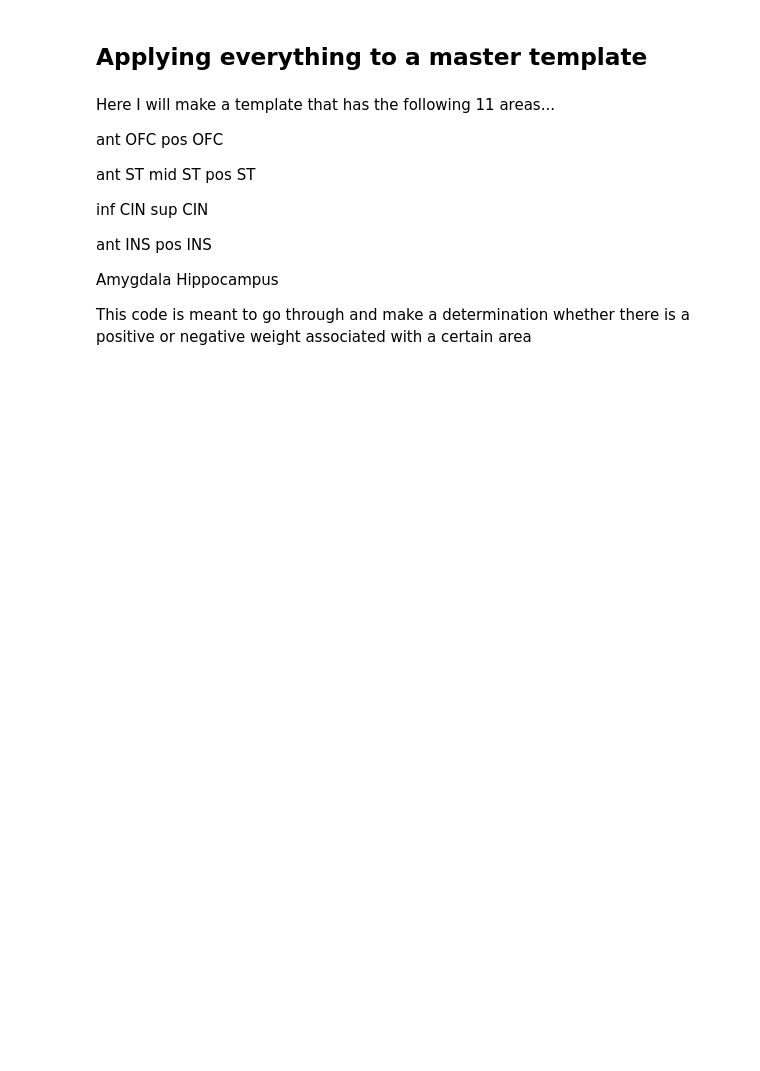
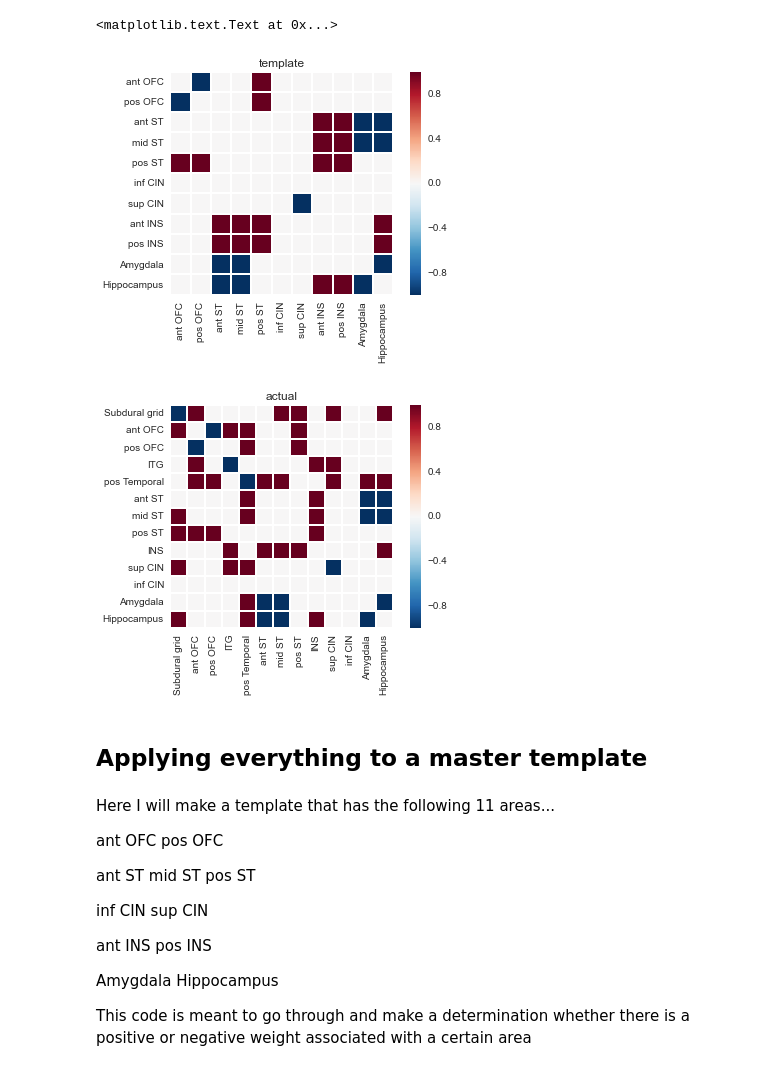
Before and after one commit to fluongo/python-notebooks, a Jupyter notebook: Visualizing_across_patients_with_seaborn.ipynb, the cells around one changed output. Saved outputs shown, nothing was run; the diff lists cells and outputs as text; code cells hidden in the pictures; blank space fills up the shorter version.

```diff
--- a/Visualizing_across_patients_with_seaborn.ipynb
+++ b/Visualizing_across_patients_with_seaborn.ipynb
@@ -103,0 +174,32 @@ KeyboardInterrupt:
+# %%
+################################################################################
+# This code is used for troubleshooting the above function
+################################################################################
+
+%matplotlib inline
+reload(recParams)
+
+patientID = 'EC77'
+output = recParams.electrode_locs_fq_bands(patientID); brainRegions = output['brainRegions']; refNames = brainRegions.keys()
+data = np.load(compSpec + os.sep + 'DURA_data' + os.sep + patientID + os.sep + 'processedData' + os.sep +
+   'combined_' + interval + os.sep + 'PCA_all_reduced.npy')
+
+curr_pcS = sparsify(data[()]['beta'][:,:,0])
+
+refNames_template = ['ant OFC', 'pos OFC', 'ant ST', 'mid ST', 'pos ST',
+                     'inf CIN', 'sup CIN', 'ant INS', 'pos INS', 'Amygdala', 'Hippocampus']
+
+
+test, counts = project_onto_template(curr_pcS, refNames, refNames_template)
+
+# generating the plots
+sns.heatmap(DataFrame(test, index = refNames_template, columns = refNames_template), annot=False, fmt = '.2n', square = True, center = 0)
+plt.title('template')
+plt.figure()
+sns.heatmap(DataFrame(curr_pcS, index = refNames, columns = refNames), annot=False, fmt = '.2n', square = True, center = 0)
+plt.title('actual')
+#counts
+# %% [output]
+<matplotlib.text.Text at 0x...>
+[figure, added]
+[figure, added]
```
Also changed, not shown: parts of 10 cells of this notebook.
